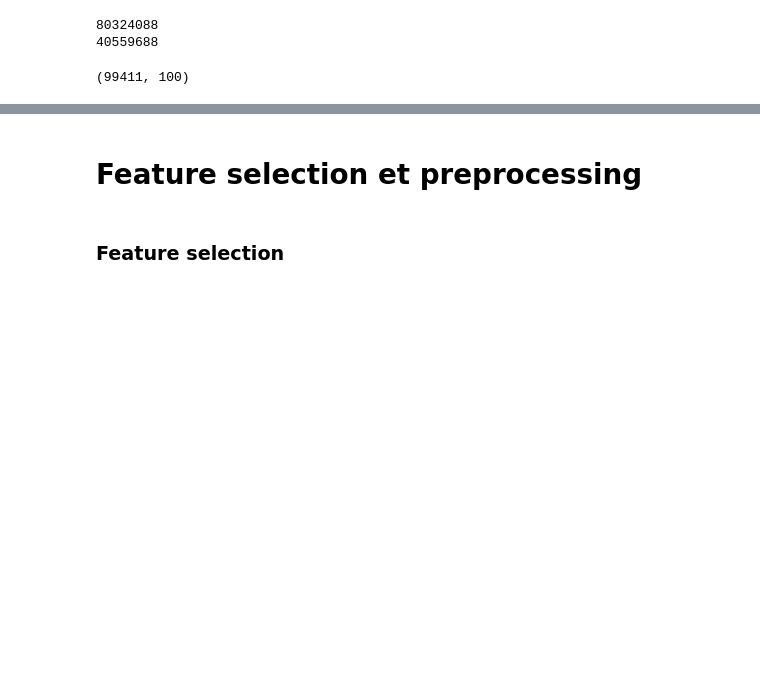
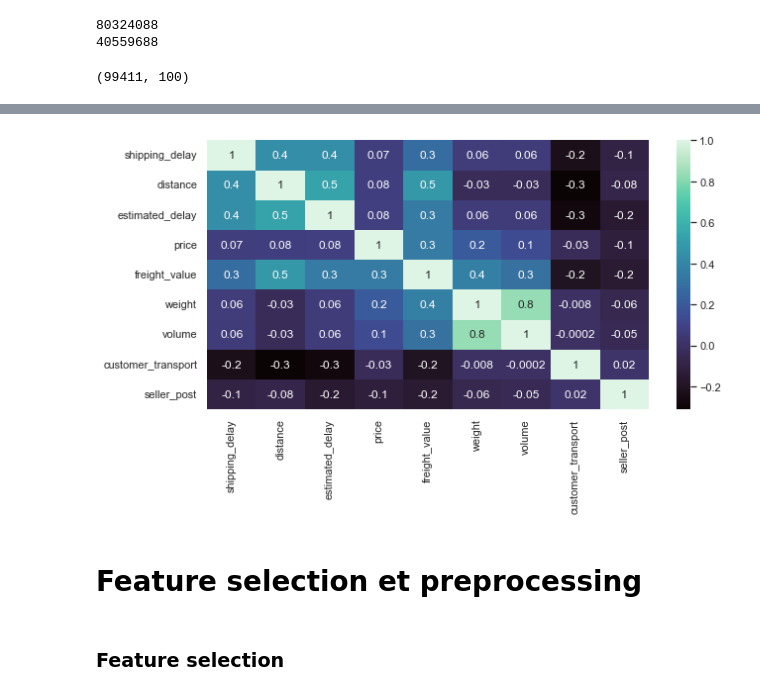
Before and after one commit to Nicolas-Malgat/E2_prediction_temps_livraison, a Jupyter notebook: work/5_amelioration_engineering.ipynb, the cells around one changed output, grey strips where cells are left out. Drawn from its saved outputs; the diff is of its cells as text; code cells hidden in the pictures; blank space fills up the shorter version.

Commit message:
ajout plot de heatmap pour le diaporama

```diff
--- a/work/5_amelioration_engineering.ipynb
+++ b/work/5_amelioration_engineering.ipynb
@@ -156,6 +156,15 @@ df.shape
 80324088
 40559688
 (99411, 100)
+# %%
+df['shipping_delay'] = y
 # %%
-df[['distance',	'estimated_delay',	'price',	'freight_value',	'weight',	'volume', 'customer_transport',	'seller_post']].corr()
+sns.heatmap(
+    df[['shipping_delay', 'distance',	'estimated_delay',	'price',	'freight_value',	'weight',	'volume', 'customer_transport',	'seller_post']].corr(),
+    annot=True,
+    cmap='mako',
+    fmt='.1g'
+)
+
+sns.set(rc={'figure.figsize':(10, 10)})
 # %% [output]
@@ -171,3 +171,4 @@ df[['distance',	'estimated_delay',	'price',	'freight_value',	'weight',	'volume',
+[figure, added]
 # %% [markdown]
 # Feature selection et preprocessing
 # %% [markdown]
```
Also changed, not shown: parts of 1 cell of this notebook, 1 other file.
